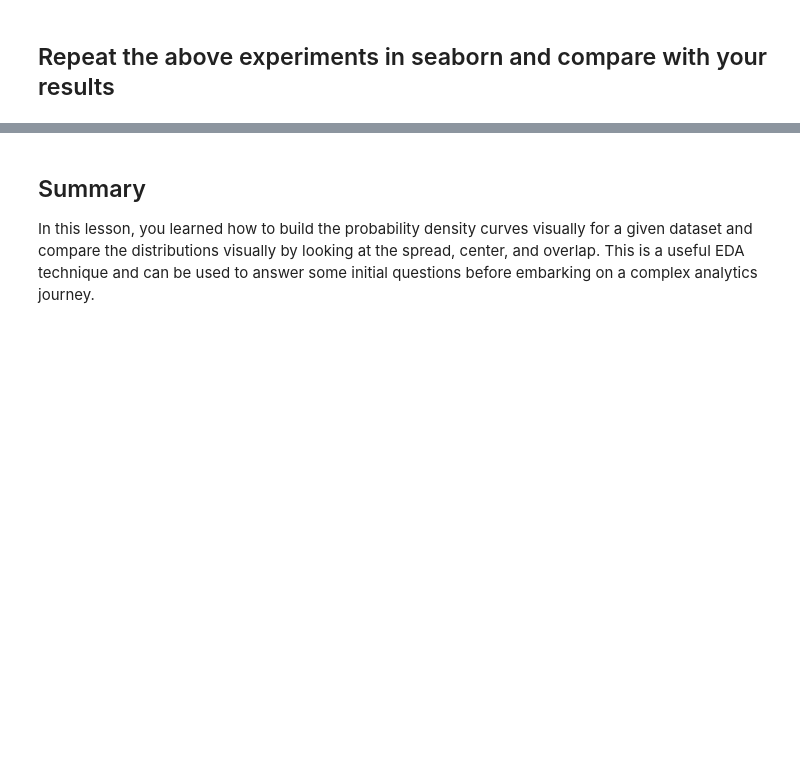
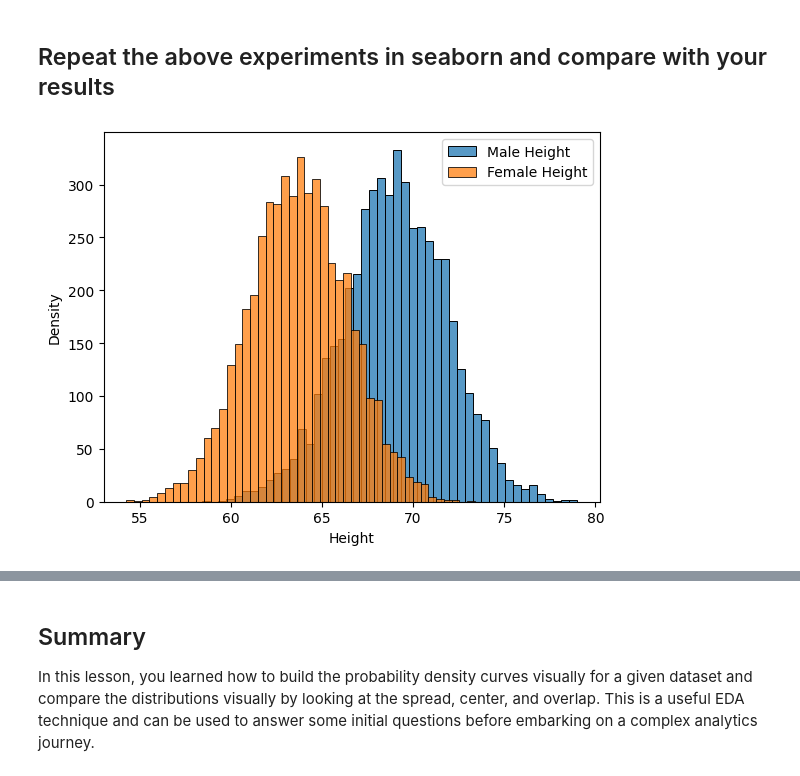
Before and after one commit to Brenda-Mutai/Python-Assignments, a Jupyter notebook: Probability_Density_Function/index.ipynb, the cells around one changed output, grey strips where cells are left out. Cells and saved outputs as stored; diff of their text form; code cells hidden in the pictures; blank space fills up the shorter version.

```diff
--- a/Probability_Density_Function/index.ipynb
+++ b/Probability_Density_Function/index.ipynb
@@ -184,0 +227,10 @@ sns.histplot(male_df['Height'],bins=10)
+# %%
+# Code for heights here
+sns.histplot(male_df.Height,label='Male Height')
+sns.histplot(female_df.Height,label='Female Height')
+plt.ylabel('Density')
+plt.xlabel('Height')
+plt.legend()
+plt.show()
+# %% [output]
+[figure, added]
```
Also changed, not shown: parts of 11 cells of this notebook, 1 other file.
